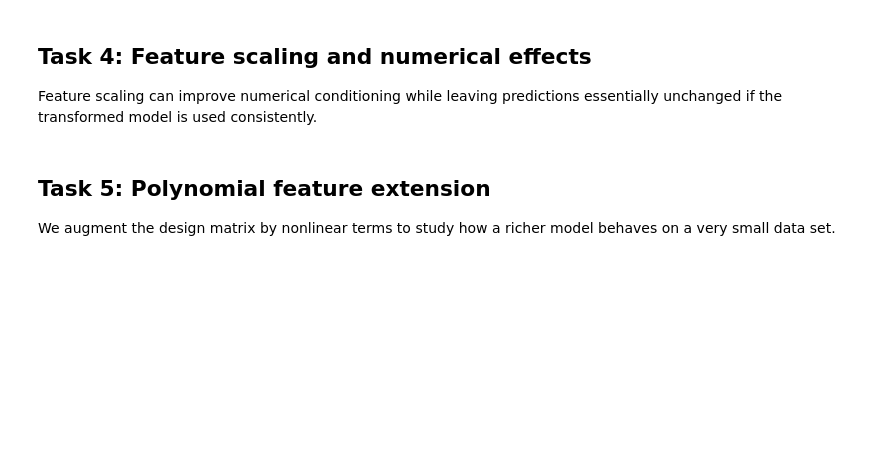
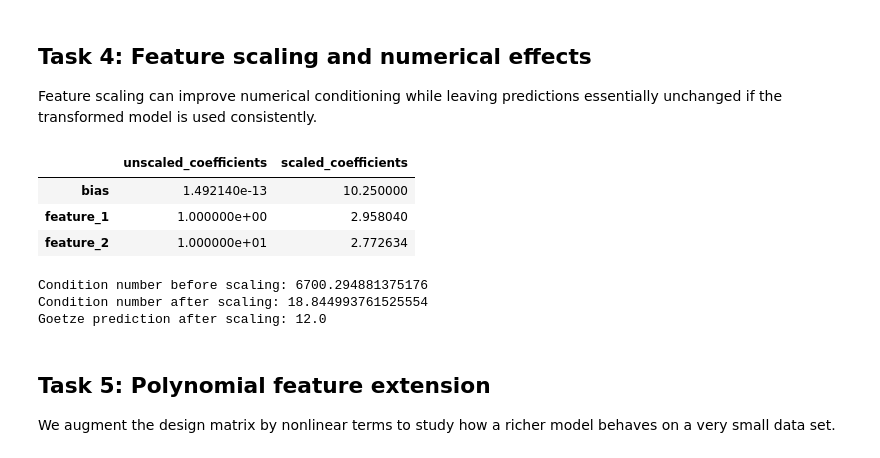
Before and after one commit to raikitin/OML, a Jupyter notebook: Templates/Exercise No 7 Linear Regression Template.ipynb, the cells around one changed output. Cells and saved outputs as stored; diff of their text form; code cells hidden in the pictures; blank space fills up the shorter version.

```diff
--- a/Templates/Exercise No 7 Linear Regression Template.ipynb
+++ b/Templates/Exercise No 7 Linear Regression Template.ipynb
@@ -132,31 +147,39 @@ unchanged if the transformed model is used consistently.
 # %%
 # Compute feature means and standard deviations on the training data.
 feature_mean = X_train_raw.mean(axis=0)
 feature_std = X_train_raw.std(axis=0, ddof=0)
 # Standardize the training features to zero mean and unit variance.
 # TODO: Standardize the training features before adding the bias column.
-X_train_scaled = ...
+X_train_scaled = add_bias((X_train_raw - feature_mean) / feature_std)
 # Apply the same transformation to the new sample.
 x_goetze_scaled = add_bias(((x_goetze_raw - feature_mean) / feature_std).reshape(1, -1))
 
 # Fit the scaled model by least squares.
 w_scaled = np.linalg.lstsq(X_train_scaled, y_train, rcond=None)[0]
 scaled_train_predictions = X_train_scaled @ w_scaled
 scaled_goetze_prediction = float((x_goetze_scaled @ w_scaled)[0])
 
 # Compare the conditioning before and after scaling.
 condition_unscaled = np.linalg.cond(X_train.T @ X_train)
 condition_scaled = np.linalg.cond(X_train_scaled.T @ X_train_scaled)
 
 # Show the coefficient representations in both coordinate systems.
 scaling_df = pd.DataFrame(
     {"unscaled_coefficients": w_normal, "scaled_coefficients": w_scaled},
     index=["bias", "feature_1", "feature_2"],
 )
 display(scaling_df)
 print("Condition number before scaling:", condition_unscaled)
 print("Condition number after scaling:", condition_scaled)
 print("Goetze prediction after scaling:", scaled_goetze_prediction)
+# %% [output]
+|  | unscaled_coefficients | scaled_coefficients |
+| bias | 1.492140e-13 | 10.250000 |
+| feature_1 | 1.000000e+00 | 2.958040 |
+| feature_2 | 1.000000e+01 | 2.772634 |
+Condition number before scaling: 6700.294881375176
+Condition number after scaling: 18.844993761525554
+Goetze prediction after scaling: 12.0
 # %% [markdown]
 ## Task 5: Polynomial feature extension
 
```
Also changed, not shown: parts of 5 cells of this notebook.
